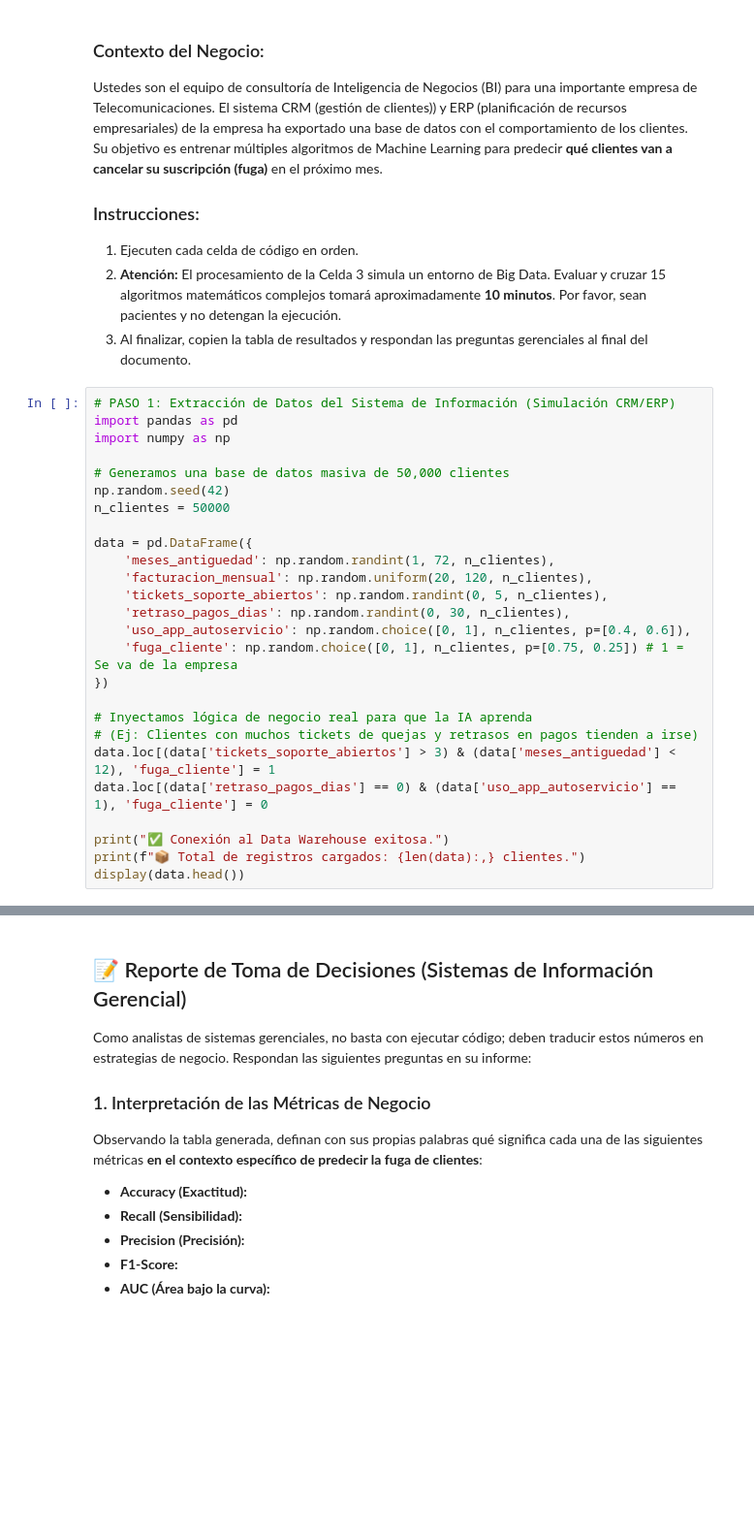
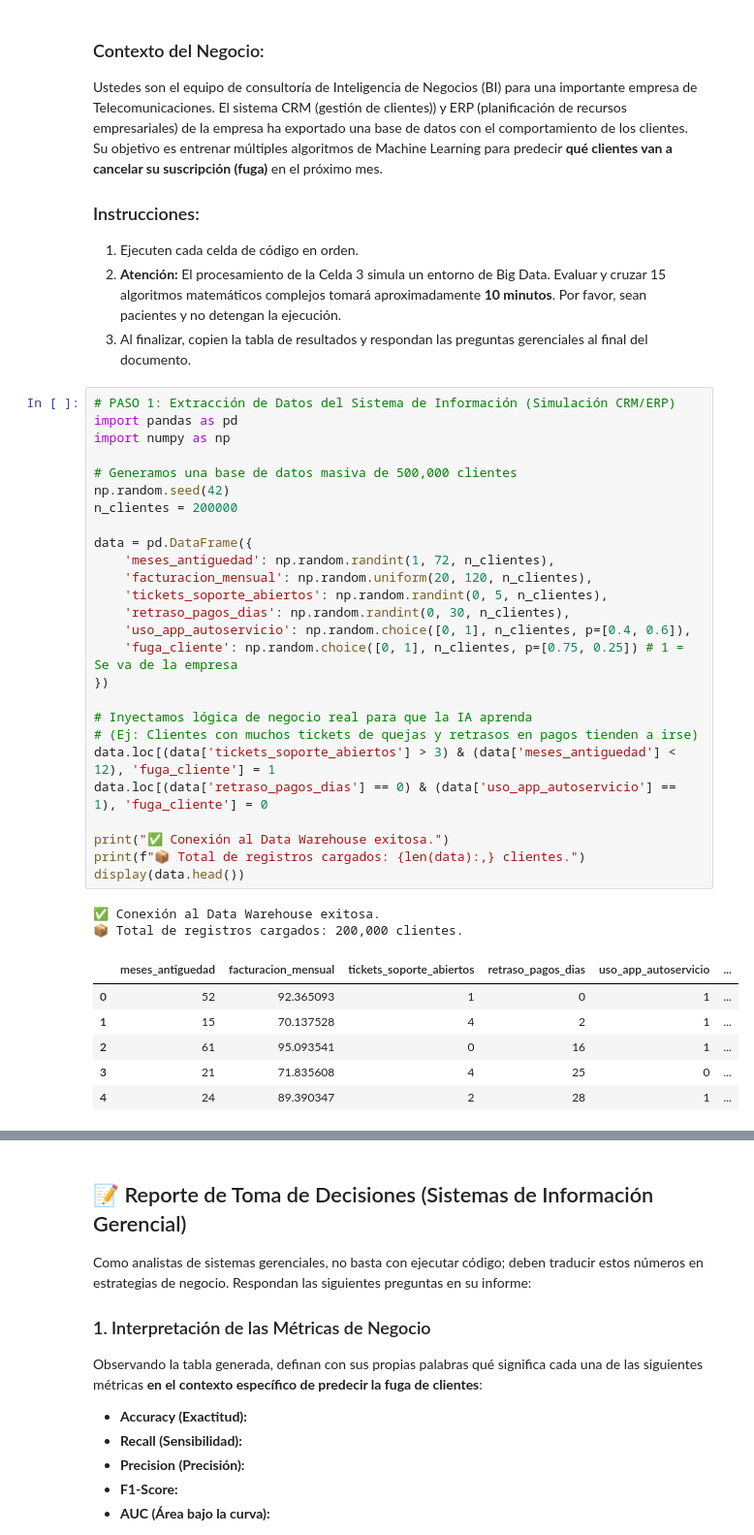
Before and after one commit to faorjuelal/SIG---IIND---2026, a Jupyter notebook: Notebooks/Pycaret.ipynb, the cells around one changed output, grey strips where cells are left out. Shown at 97% size. Saved outputs shown, nothing was run; the diff lists cells and outputs as text; blank space fills up the shorter version.

```diff
--- a/Notebooks/Pycaret.ipynb
+++ b/Notebooks/Pycaret.ipynb
@@ -14,29 +14,38 @@ Ustedes son el equipo de consultoría de Inteligencia de Negocios (BI) para una
 # %%
 # PASO 1: Extracción de Datos del Sistema de Información (Simulación CRM/ERP)
 import pandas as pd
 import numpy as np
 
-# Generamos una base de datos masiva de 50,000 clientes
+# Generamos una base de datos masiva de 500,000 clientes
 np.random.seed(42)
-n_clientes = 50000
+n_clientes = 200000
 
 data = pd.DataFrame({
     'meses_antiguedad': np.random.randint(1, 72, n_clientes),
     'facturacion_mensual': np.random.uniform(20, 120, n_clientes),
     'tickets_soporte_abiertos': np.random.randint(0, 5, n_clientes),
     'retraso_pagos_dias': np.random.randint(0, 30, n_clientes),
     'uso_app_autoservicio': np.random.choice([0, 1], n_clientes, p=[0.4, 0.6]),
     'fuga_cliente': np.random.choice([0, 1], n_clientes, p=[0.75, 0.25]) # 1 = Se va de la empresa
 })
 
 # Inyectamos lógica de negocio real para que la IA aprenda
 # (Ej: Clientes con muchos tickets de quejas y retrasos en pagos tienden a irse)
 data.loc[(data['tickets_soporte_abiertos'] > 3) & (data['meses_antiguedad'] < 12), 'fuga_cliente'] = 1
 data.loc[(data['retraso_pagos_dias'] == 0) & (data['uso_app_autoservicio'] == 1), 'fuga_cliente'] = 0
 
 print("✅ Conexión al Data Warehouse exitosa.")
 print(f"📦 Total de registros cargados: {len(data):,} clientes.")
 display(data.head())
+# %% [output]
+✅ Conexión al Data Warehouse exitosa.
+📦 Total de registros cargados: 200,000 clientes.
+|  | meses_antiguedad | facturacion_mensual | tickets_soporte_abiertos | retraso_pagos_dias | uso_app_autoservicio | ... |
+| 0 | 52 | 92.365093 | 1 | 0 | 1 | ... |
+| 1 | 15 | 70.137528 | 4 | 2 | 1 | ... |
+| 2 | 61 | 95.093541 | 0 | 16 | 1 | ... |
+| 3 | 21 | 71.835608 | 4 | 25 | 0 | ... |
+| 4 | 24 | 89.390347 | 2 | 28 | 1 | ... |
 # %%
 # PASO 2: Procesamiento Analítico y Entrenamiento de Modelos (Tomará ~10 minutos)
 import time
```
Also changed, not shown: parts of 9 cells of this notebook.
